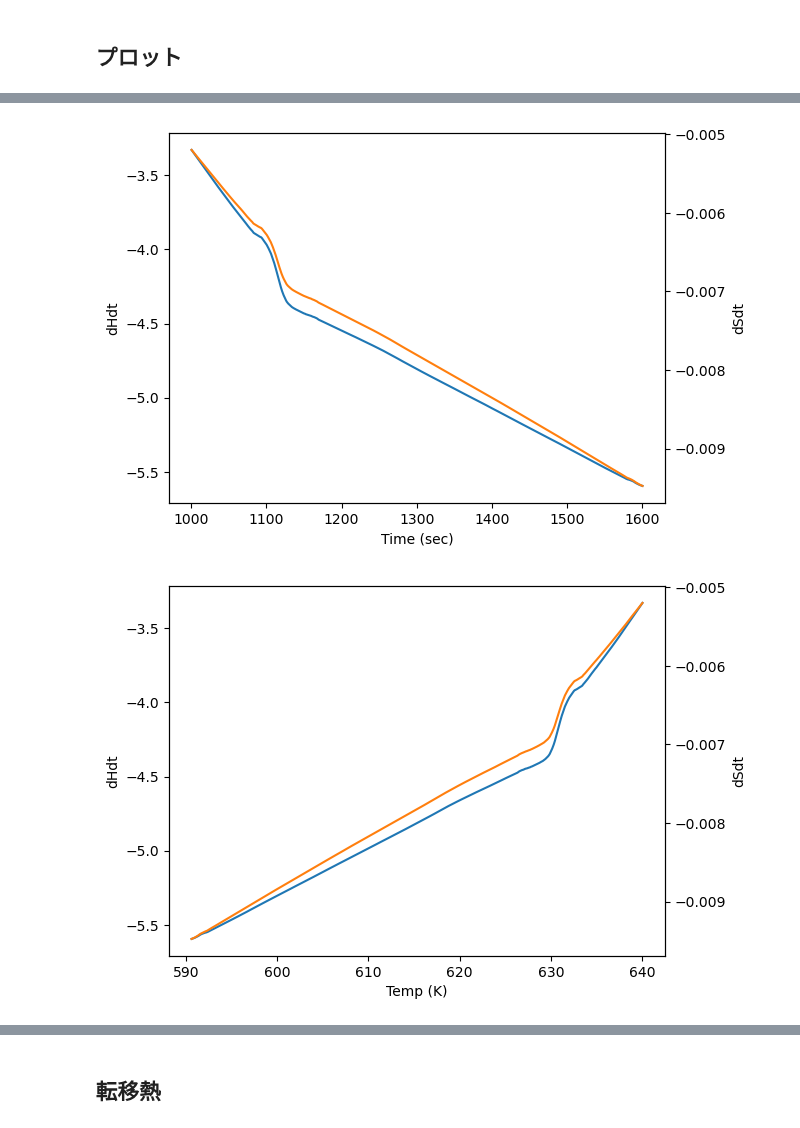
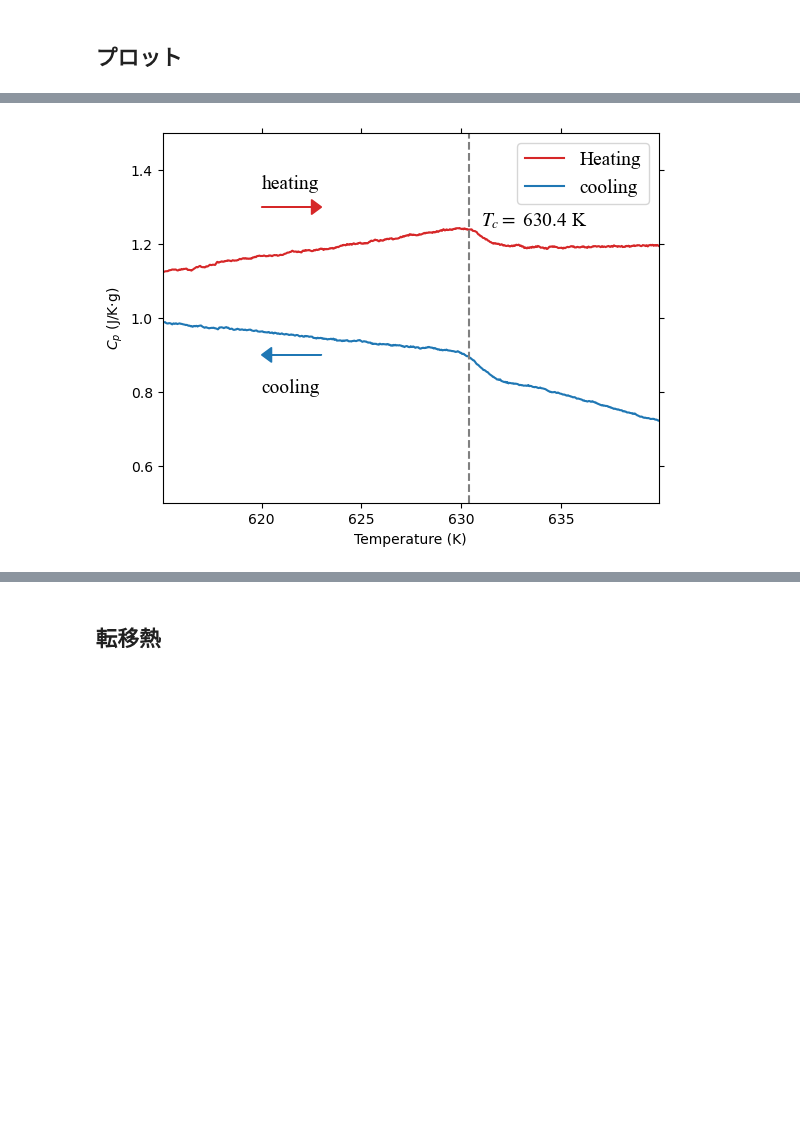
Before and after one commit to xiang-gong3944/----, a Jupyter notebook: 2024_11_08_相転移/data/2024_11_08-Ni.ipynb, the cells around one changed output, grey strips where cells are left out. Drawn from its saved outputs; the diff is of its cells as text; code cells hidden in the pictures; blank space fills up the shorter version.

```diff
--- a/2024_11_08_相転移/data/2024_11_08-Ni.ipynb
+++ b/2024_11_08_相転移/data/2024_11_08-Ni.ipynb
@@ -102,7 +104,7 @@ Dsc  =-df.iloc[:,2].to_numpy() * 10**(-6)                            # W
 del df
 # %%
 mass = 7.7 * 10**(-3) # g
-Cp   = Dsc[1:] * (Time[1:] - Time[:-1])/(Temp[1:]-Temp[:-1]) / mass  # J/g・K
+Cp   = Dsc[4:-5]/SgFilterDerv(Time,Temp)/mass  # J/g・K
 mol  = mass / 58.6934
 dHdt = Dsc / mol
 dSdt = dHdt / Temp
@@ -181,27 +113,38 @@ plt.show()
-# %%
-start_index = 5000
-end_index   = 8000
-fig = plt.figure()
-ax1 = fig.add_subplot(111)
-ax1.set_xlabel("Time (sec)")
-ax2 = ax1.twinx()
-ax1.set_ylabel("dHdt")
-ax2.set_ylabel("dSdt")
-# ax2.set_ylim(-0.015, 0.015)
-ax1.plot(Time[start_index:end_index], dHdt[start_index:end_index])
-ax2.plot(Time[start_index:end_index], dSdt[start_index:end_index], c = "tab:orange")
-plt.show()
-
-fig = plt.figure()
-ax1 = fig.add_subplot(111)
-ax1.set_xlabel("Temp (K)")
-ax2 = ax1.twinx()
-ax1.set_ylabel("dHdt")
-ax2.set_ylabel("dSdt")
-# ax2.set_ylim(-0.015, 0.015)
-ax1.plot(Temp[start_index:end_index], dHdt[start_index:end_index])
-ax2.plot(Temp[start_index:end_index], dSdt[start_index:end_index], c = "tab:orange")
-plt.show()
-# %% [output]
-[figure, removed]
-[figure, removed]
+# %%
+f = plt.figure()
+ax1 = f.add_subplot(111)
+ax1.yaxis.set_ticks_position('both')
+ax1.xaxis.set_ticks_position('both')
+plt.rcParams['xtick.direction'] = 'in'
+plt.rcParams['ytick.direction'] = 'in'
+
+plt.rcParams['font.size'] = 14
+plt.rcParams['font.family'] ='Times New Roman'
+plt.rcParams['mathtext.fontset'] = 'stix'
+
+xlim = (Temp[1850], Temp[3350])
+ax1.set_xlim(xlim[0], xlim[1])
+ylim = (0.5, 1.5)
+ax1.set_ylim(ylim[0], ylim[1])
+
+ax1.set_xlabel("Temperature (K)")
+ax1.set_ylabel("$C_p$ (J/K$\cdot$g)")
+ax1.plot(Temp[1350:3350], Cp[1350:3350], label="Heating", color = "tab:red")
+ax1.arrow(620, 1.3, 3, 0,
+          width = 0.001, head_width = 0.04, head_length = 0.5, length_includes_head=True, color="tab:red")
+ax1.text(620, 1.35, "heating")
+
+ax1.plot(Temp[5000:7000], Cp[5000:7000], label="cooling", color = "tab:blue")
+ax1.arrow(623, 0.9, -3, 0,
+          width = 0.001, head_width = 0.04, head_length = 0.5, length_includes_head=True, color="tab:blue")
+ax1.text(620, 0.8, "cooling")
+
+ax1.text(631, 1.25, "$T_{c}=$ 630.4 K")
+ax1.vlines(630.4, ylim[0], ylim[1], linestyles = "dashed", color ="grey")
+
+ax1.legend()
+
+plt.show()
+del f, ax1, xlim, ylim
+# %% [output]
+[figure, added]
```
Also changed, not shown: parts of 8 cells of this notebook, 2 other files.
